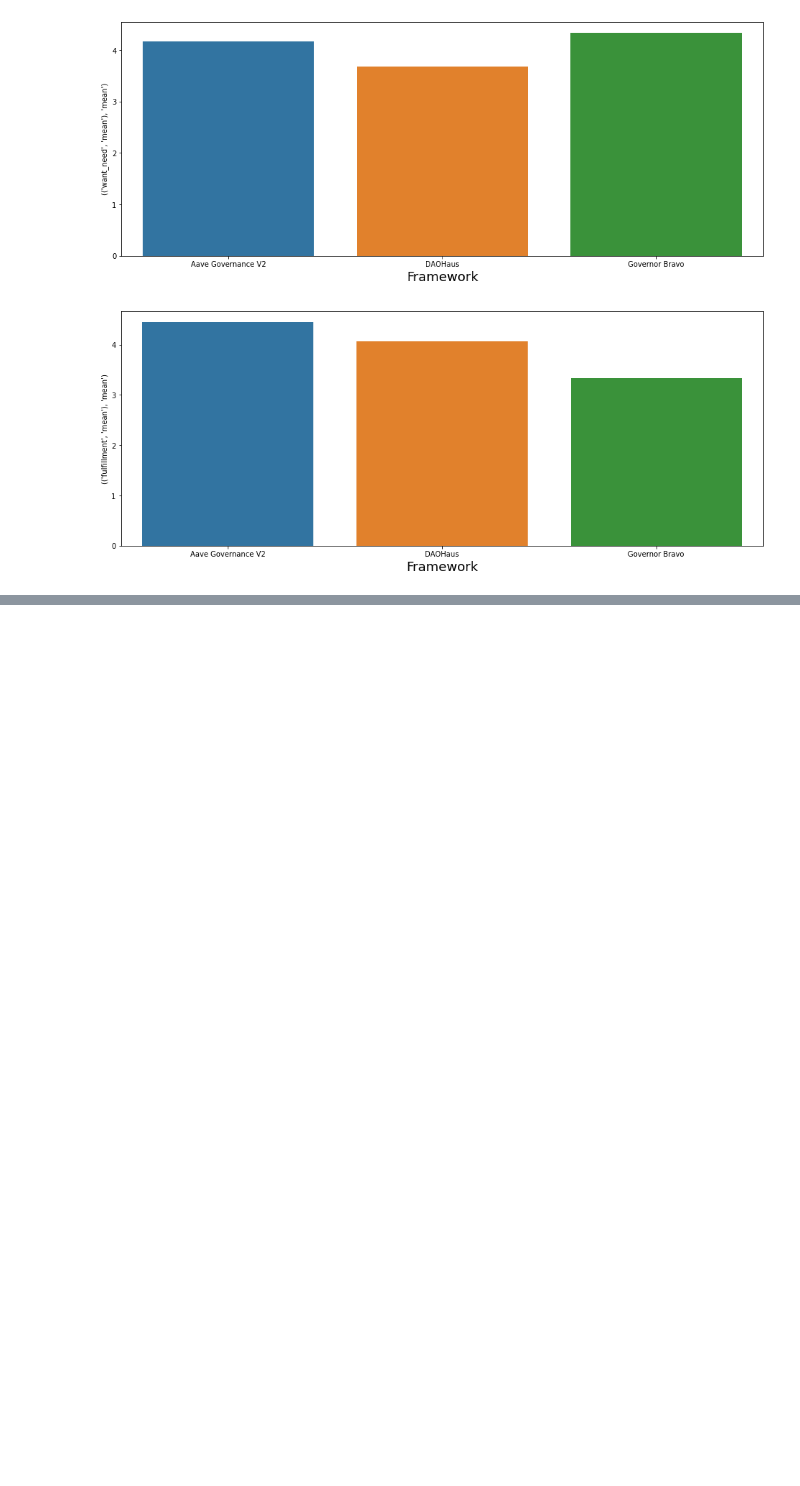
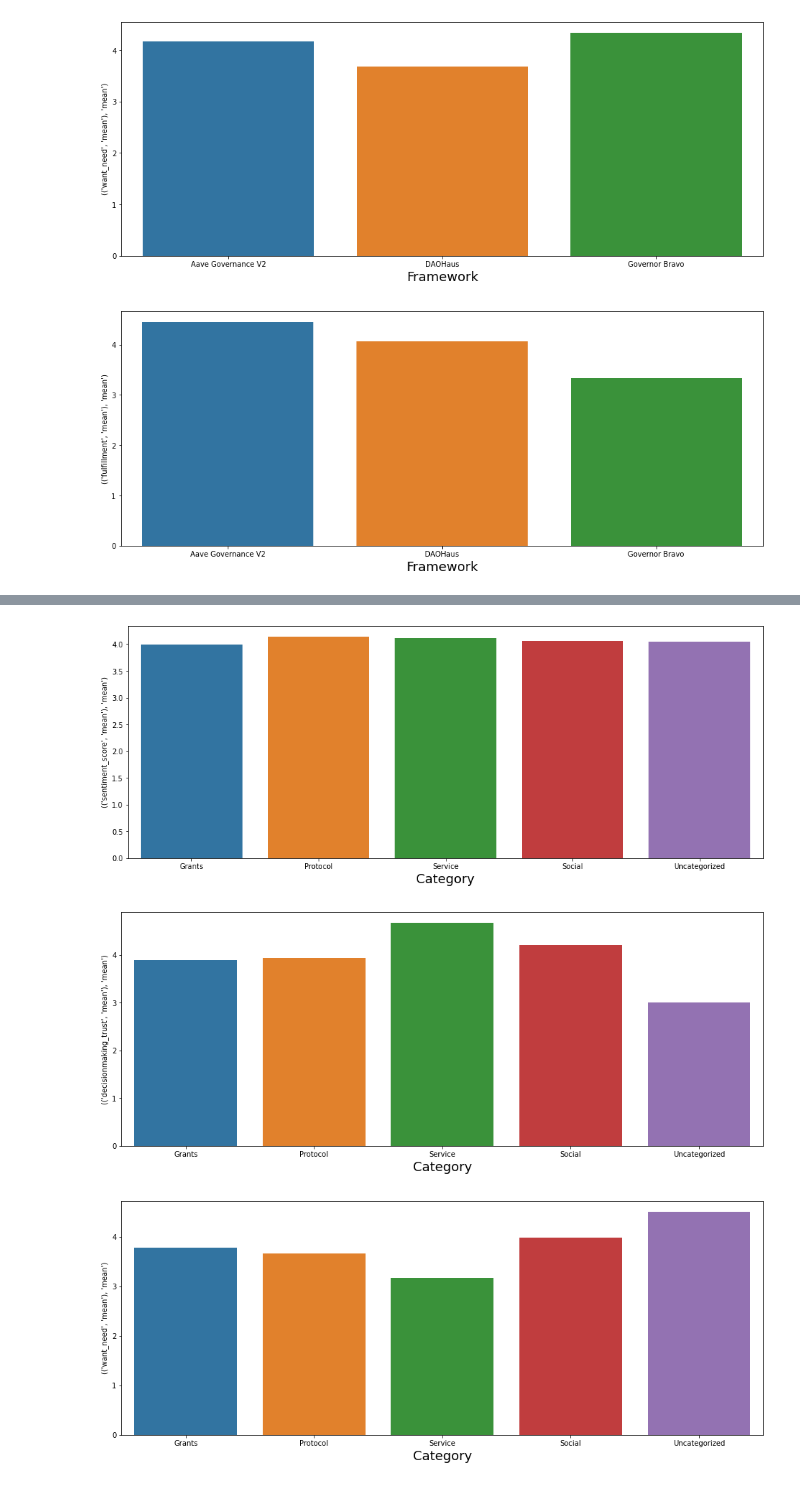
Before and after one commit to notchia/daochem-prototype, a Jupyter notebook: code/qualitative_analysis.ipynb, the cells around one changed output, grey strips where cells are left out. Saved outputs shown, nothing was run; the diff lists cells and outputs as text; code cells hidden in the pictures; blank space fills up the shorter version.

```diff
--- a/code/qualitative_analysis.ipynb
+++ b/code/qualitative_analysis.ipynb
@@ -106,4 +106,5 @@ for c in gb_framework.columns[1::2]:
 # %%
 gb_category = df_all.groupby('category').agg({'daoName': ['count'],
                                   **{c: ['mean'] for c in survey_columns}})
-gb_category[gb_category['daoName']['count'] > 1]
+gb_category = gb_category[gb_category['daoName']['count'] > 1]
+gb_category
@@ -109,0 +120,12 @@ gb_category[gb_category['daoName']['count'] > 1]
+# %%
+for c in gb_category.columns[1::2]:
+    df = gb_category[c]
+    plt.figure(figsize=(16, 6))
+    sns.barplot(x=gb_category.index, y=c, data=gb_category, ci=None)
+    plt.xlabel('Category', fontsize=18)
+    plt.savefig(os.path.join(TMPDIR, "survey_vs_category.svg"), dpi=300)
+    plt.savefig(os.path.join(TMPDIR, "survey_vs_category.png"), dpi=300)
+# %% [output]
+[figure, added]
+[figure, added]
+[figure, added]
```
Also changed, not shown: parts of 3 cells of this notebook.
